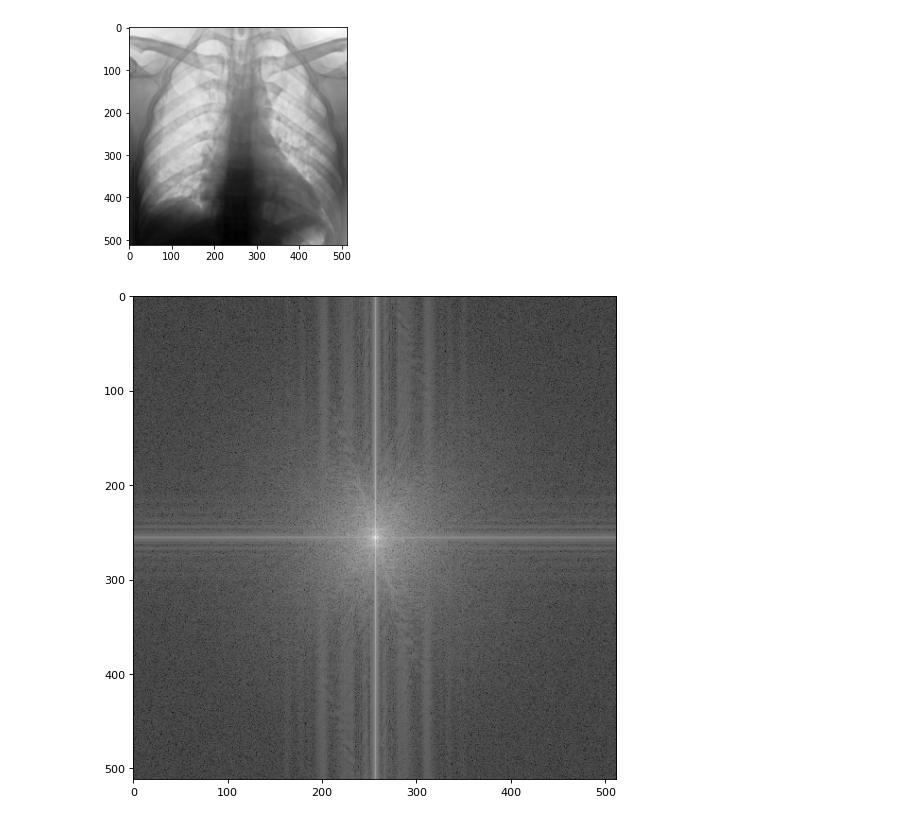
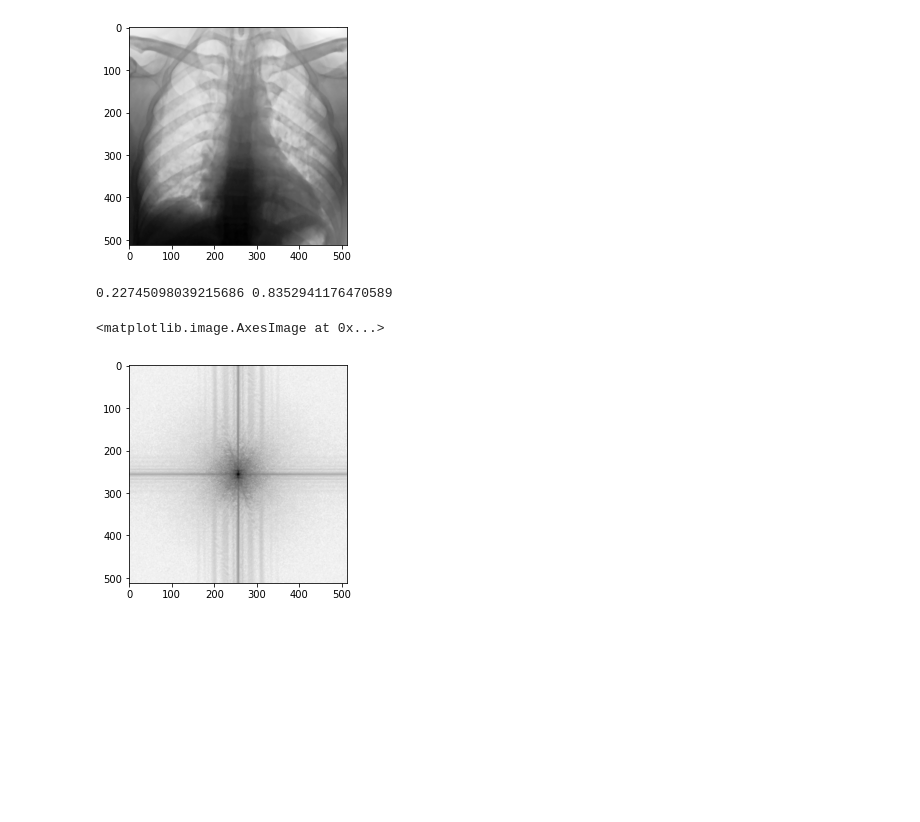
Before and after one commit to csabaiBio/ai4covid, a Jupyter notebook: notebooks/Fourier_feature_extraction.ipynb, the cells around one changed output. Drawn from its saved outputs; the diff is of its cells as text; code cells hidden in the pictures; blank space fills up the shorter version.

```diff
--- a/notebooks/Fourier_feature_extraction.ipynb
+++ b/notebooks/Fourier_feature_extraction.ipynb
@@ -38,7 +399,5 @@ FileNotFoundError: [Errno 2] No such file or directory: '/home/qbeer/GitHub/ai4c
 # %%
-source_img = '/mnt/ncshare/ai4covid_hackathon_local/preprocessed_data/train/aligned/'
-source_table = '/mnt/ncshare/ai4covid_hackathon/preprocessed_data/tables/pop_sampled/'
+source_img = cfg.preprocessed_image_base_path
 files_img = np.array( [ i for i in sorted( os.listdir(source_img) ) ] )
-files_table = np.array( [ i for i in sorted( os.listdir(cfg.train_table_path) ) ] )
-files_img[:3], files_table
+files_img[:3]
 # %% [output]
@@ -58,15 +414,26 @@ def load_image(path, resize=False, imgsz=512):
         )
     return img
 # %%
-plt.imshow( load_image(source+files[10]), cmap='Greys' )
+img = load_image( os.path.join(cfg.preprocessed_image_base_path, files_img[10]) )
+plt.imshow( img, cmap='Greys' )
 # %% [output]
 <matplotlib.image.AxesImage at 0x...>
 [figure]
+# %%
+def normalize_fourier_image(img):
+    img = (img - np.min(img)) / (np.max(img) - np.min(img))  # min-max scaling
+    img = (img * 255).astype("uint8")
+    img = cv2.medianBlur(img, 3)
+    img = np.array(img) / 255.0
+    return img
 # %%
-img = load_image(source+files[10])
 f = np.fft.fft2(img)
 f_s = np.fft.fftshift(f)
-plt.figure(num=None, figsize=(10, 8), dpi=80)
-plt.imshow(np.log(abs(f_s)), cmap='gray');
+new_img = np.log(abs(f_s))
+new_img = normalize_fourier_image(new_img)
+print( new_img.min(), new_img.max() )
+plt.imshow( new_img, cmap='Greys' )
 # %% [output]
+0.22745098039215686 0.8352941176470589
+<matplotlib.image.AxesImage at 0x...>
-[figure, old version]
+[figure, new version]
```
Also changed, not shown: parts of 38 cells of this notebook.
